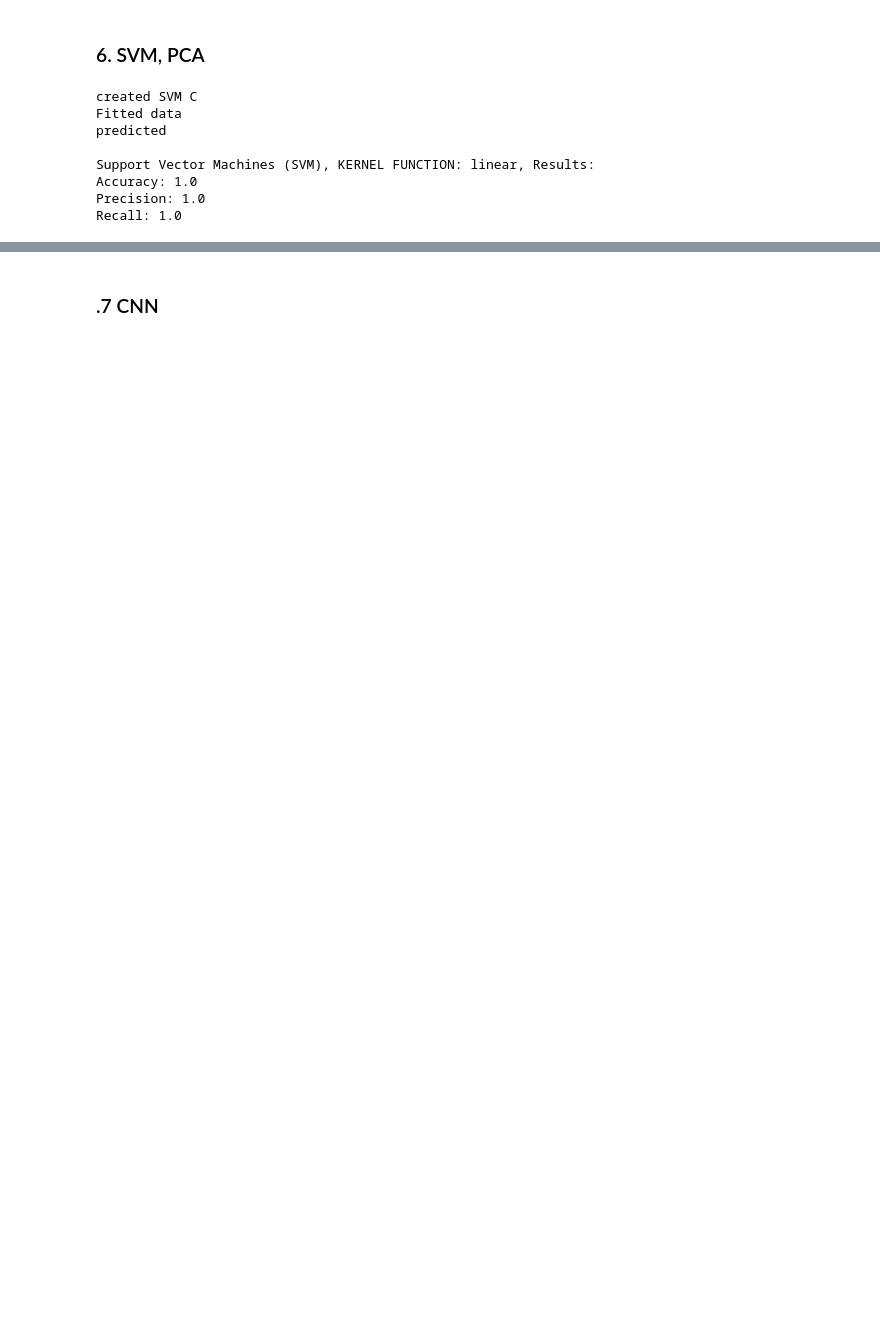
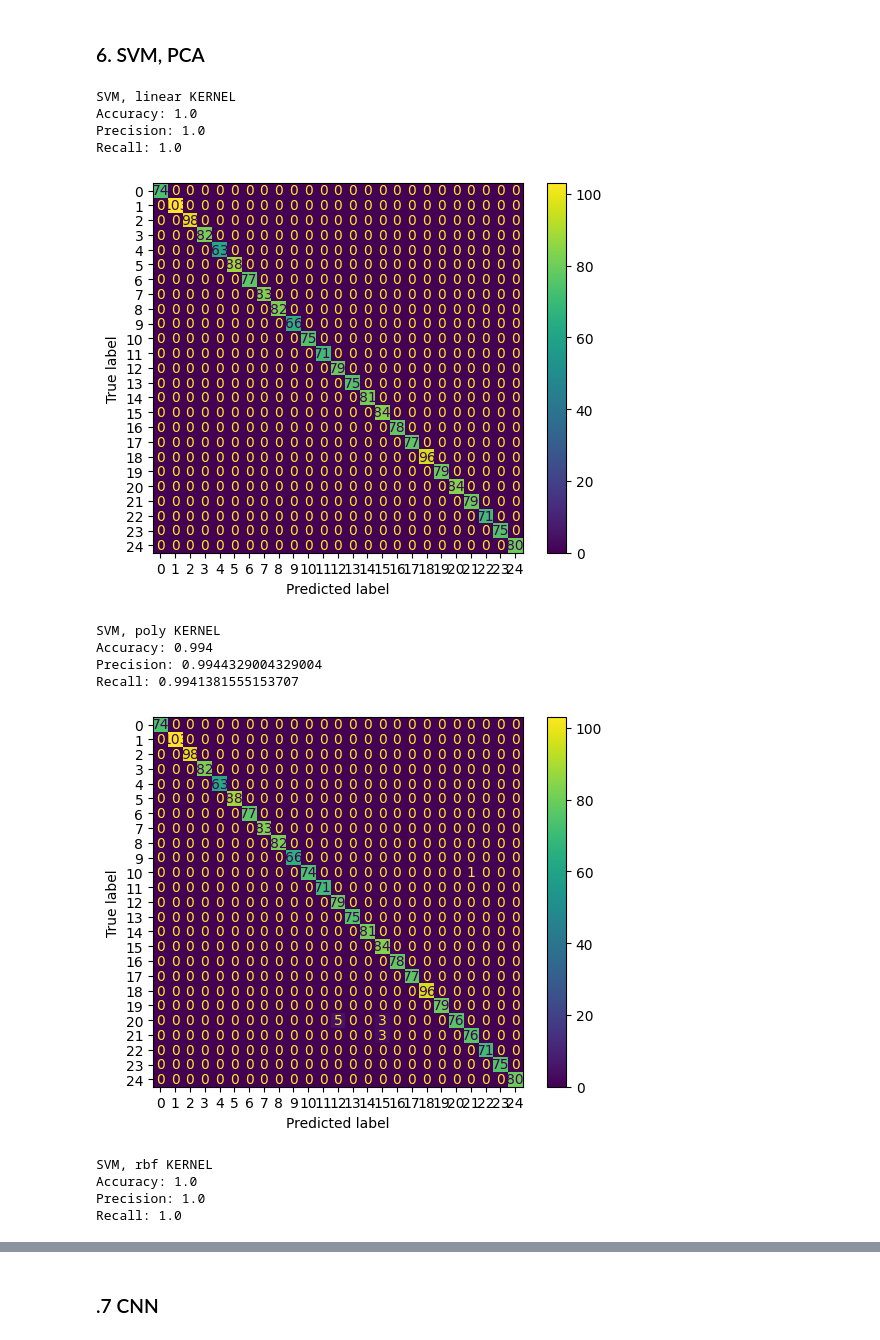
Before and after one commit to Thiird/mlai, a Jupyter notebook: project.ipynb, the cells around one changed output, grey strips where cells are left out. Cells and saved outputs as stored; diff of their text form; code cells hidden in the pictures; blank space fills up the shorter version.

```diff
--- a/project.ipynb
+++ b/project.ipynb
@@ -143,10 +131,14 @@ Accuracy: 0.999
 # %% [markdown]
 ### 4. KNN, PCA
-# %%
-knn = KNeighborsClassifier(n_neighbors=3)
-knn.fit(train_data_pca, train_labels)
-
-result = knn.predict(test_data_pca)
-
-accuracy = accuracy_score(result, test_labels)
-print(f'Accuracy: {accuracy}')
+# %%
+K = [5, 9, 13, 17, 19, 21]
+for k in K:
+    knn = KNeighborsClassifier(n_neighbors = k)
+    knn.fit(train_data_pca, train_labels)
+    result = knn.predict(test_data_pca)
+
+    print("KNN no PCA," + "k = " + str(k))
+    print("Accuracy:", accuracy_score(test_labels, result))
+    print("Precision:", precision_score(test_labels, result, average = 'macro'))
+    print("Recall:", recall_score(test_labels, result, average = 'macro'))
+    print("=================")
@@ -184,29 +180,30 @@ Recall: 1.0
 ### 6. SVM, PCA
 # %%
 KF = ['linear', 'poly', 'rbf', 'sigmoid']
+for i in KF:
+    svm_classifier = SVC(kernel = i, decision_function_shape = 'ovr')
+    svm_classifier.fit(train_data_pca, train_labels)
+    svm_pred = svm_classifier.predict(test_data_pca)
 
-svm_classifier = SVC(kernel='linear', decision_function_shape='ovr')  # TODO studia ovr
-print("created SVM C")
-svm_classifier.fit(train_data_pca, train_labels)
-print("Fitted data")
-svm_pred = svm_classifier.predict(test_data_pca)
-print("predicted")
-
-svm_accuracy = accuracy_score(test_labels, svm_pred)
-svm_precision = precision_score(test_labels, svm_pred, average='macro')
-svm_recall = recall_score(test_labels, svm_pred, average='macro')
-svm_cm = confusion_matrix(test_labels, svm_pred)
-
-print("\nSupport Vector Machines (SVM), KERNEL FUNCTION: " + 'linear' + ", Results:")
-print("Accuracy:", svm_accuracy)
-print("Precision:", svm_precision)
-print("Recall:", svm_recall)
+    print("SVM, " + i + " KERNEL")
+    print("Accuracy:", accuracy_score(test_labels, svm_pred))
+    print("Precision:", precision_score(test_labels, svm_pred, average = 'macro'))
+    print("Recall:", recall_score(test_labels, svm_pred, average = 'macro'))
+    disp = ConfusionMatrixDisplay(confusion_matrix = confusion_matrix(test_labels, svm_pred))
+    disp.plot()
+    plt.show()
 # %% [output]
-created SVM C
-Fitted data
-predicted
-
-Support Vector Machines (SVM), KERNEL FUNCTION: linear, Results:
+SVM, linear KERNEL
 Accuracy: 1.0
 Precision: 1.0
 Recall: 1.0
+[figure, added]
+SVM, poly KERNEL
+Accuracy: 0.994
+Precision: 0.9944329004329004
+Recall: 0.9941381555153707
+[figure, added]
+SVM, rbf KERNEL
+Accuracy: 1.0
+Precision: 1.0
+Recall: 1.0
```
Also changed, not shown: parts of 10 cells of this notebook.
